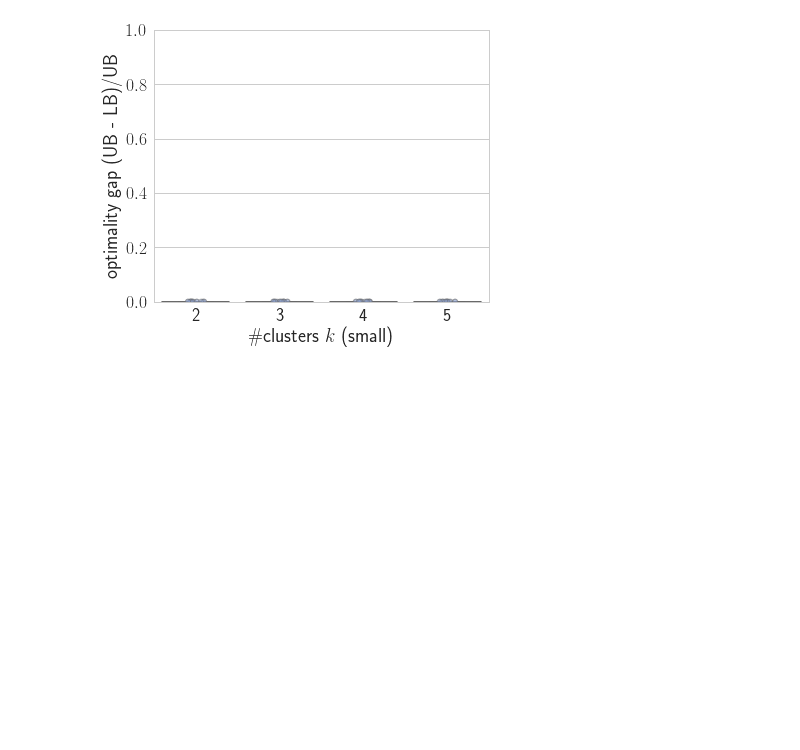
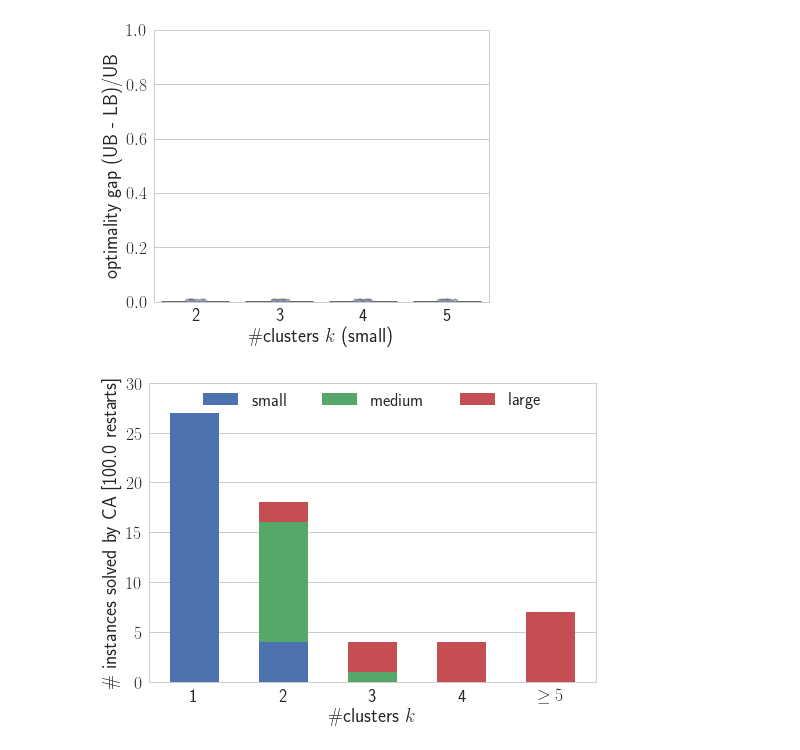
Before and after one commit to elkebir-group/MCT, a Jupyter notebook: analysis.ipynb, the cells around one changed output. Drawn from its saved outputs; the diff is of its cells as text; code cells hidden in the pictures; blank space fills up the shorter version.

Commit message:
BIC analysis for simulations

```diff
--- a/analysis.ipynb
+++ b/analysis.ipynb
@@ -483,3 +484,75 @@ Try using .loc[row_indexer,col_indexer] = value instead
 See the caveats in the documentation: http://pandas.pydata.org/pandas-docs/stable/indexing.html#indexing-view-versus-copy
   This is separate from the ipykernel package so we can avoid doing imports until
 [figure]
+# %%
+count = [0 for i in range(10)]
+small = [0 for i in range(10)]
+mid = [0 for i in range(10)]
+large = [0 for i in range(10)]
+
+instances=set([])
+
+for pathname in glob.glob("results/simulations/CA_*_r100_*_summary.tsv"):
+    filename = os.path.basename(pathname)
+    instances.add(filename[10:].rstrip("_summary.tsv"))
+
+for instance in instances:
+    info=instance.split("_")
+    m=int(info[0][1:])
+    nfs=open("results/simulations/CA_1_r100_%s_clustering.txt"%(instance),"r")
+    n=len(nfs.readlines())
+    cost = [None for i in range(10)]
+    for k in range(1,10):
+        fname="results/simulations/CA_%d_r100_%s_summary.tsv"%(k,instance)
+        if os.path.isfile(fname):
+            ifs=open(fname,"r")
+        else : break
+        tmp=ifs.readline()
+        tmp=ifs.readline()
+        cost[k]=int(tmp.split()[3])
+        ifs.close()
+    bic = [.5*math.log(n)*_-2.*n*math.log(1-cost[_]/(2.*n*(m-1))) for _ in range(1,k)]
+    opt_k = max( list(range(1,k)), key=( lambda x: -bic[x-1]) )
+#     if opt_k>=5 : print(instance, bic,opt_k)
+    count[opt_k]+=1
+    if (n<=10):
+        small[opt_k]+=1
+    elif (n<=30):
+        mid[opt_k]+=1
+    else :
+        large[opt_k]+=1
+
+# print(count[1:6])
+# print(small[1:6])
+# print(mid[1:6])
+# print(large[1:6])
+
+r = ["1","2","3","4", '$\geq 5$']
+
+
+totals = count[1:6]
+greenBars = small[1:6]
+orangeBars = mid[1:6]
+blueBars = large[1:6]
+
+# plot
+barWidth = 0.55
+# Create green Bars
+k1 = plt.bar(r, small[1:6], color=sns.color_palette()[0], width=barWidth)
+# Create orange Bars
+k2 = plt.bar(r, mid[1:6], bottom=greenBars, color=sns.color_palette()[1],
+             width=barWidth)
+# Create blue Bars
+k3 = plt.bar(r, large[1:6], bottom=[i+j for i,j in zip(greenBars, orangeBars)],
+             color=sns.color_palette()[2], width=barWidth)
+
+plt.legend([k1,k2,k3], ["small", "medium", "large"], loc="upper center", ncol=3, bbox_to_anchor=(0.5, 1.02))
+
+plt.ylabel("\\# instances solved by CA [100.0 restarts]")
+plt.ylim((0,30))
+#     ax.set_yticks(np.arange(0, 50, 10))
+plt.grid(axis="x", b=False)
+plt.xlabel("\\#clusters $k$")
+plt.savefig("counting.pdf")
+# %% [output]
+[figure, added]
```
Also changed, not shown: parts of 1 cell of this notebook.
